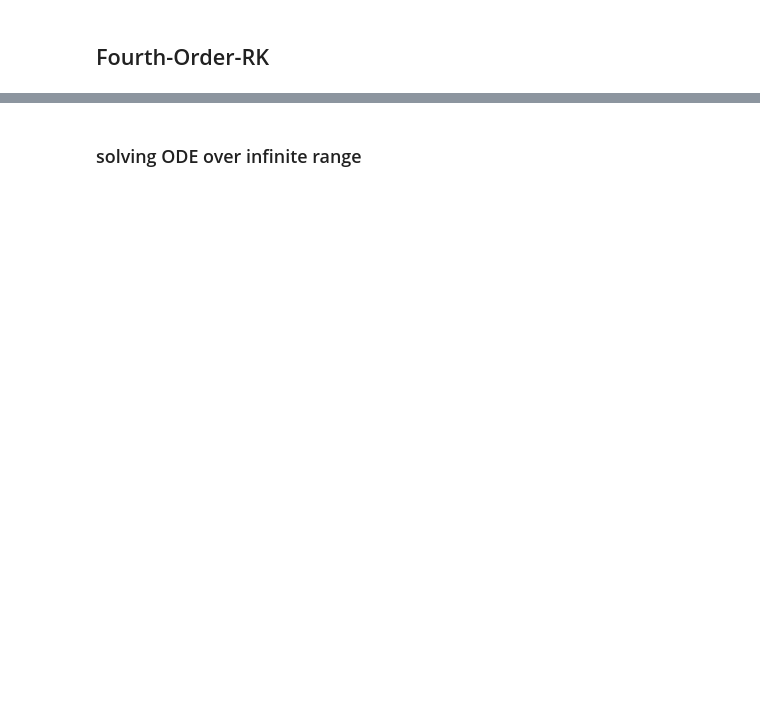
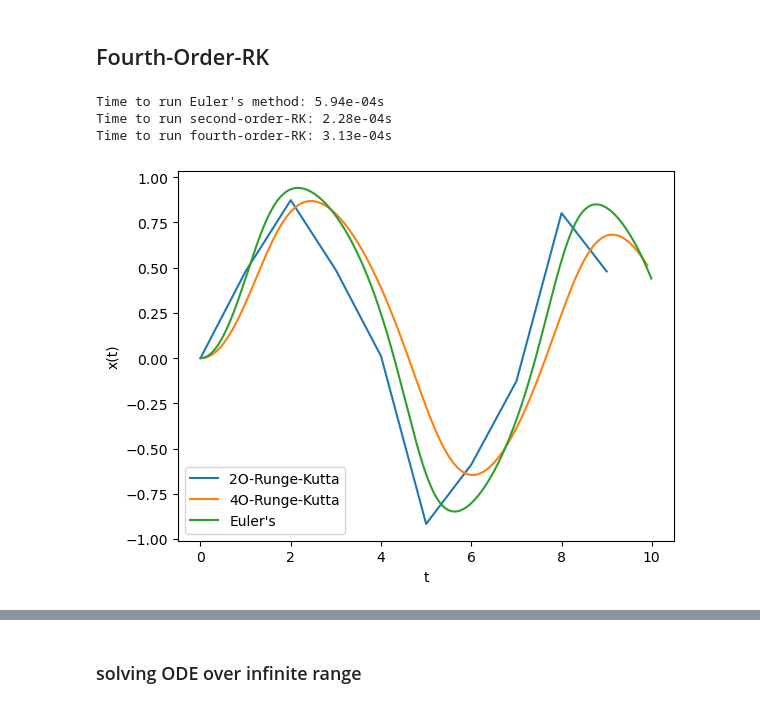
Before and after one commit to jamesobaldwin/CUNY_coursework, a Jupyter notebook: CM/code/CM_practice_code.ipynb, the cells around one changed output, grey strips where cells are left out. Drawn from its saved outputs; the diff is of its cells as text; code cells hidden in the pictures; blank space fills up the shorter version.

```diff
--- a/CM/code/CM_practice_code.ipynb
+++ b/CM/code/CM_practice_code.ipynb
@@ -869,33 +911,38 @@ plt.show()
 a2 = 0
 b2 = 10
 N2 = 100
 h2 = (b2 - a2) / N2   # size of one step
 t_vals2 = np.arange(a2, b2, h2)  # evaluation points
 
 def rk_4(f, eval_points, step, init_condit):
     x_vals = []
     x = init_condit
     for t in eval_points:
         x_vals.append(x)
-        k1 = h*f(x,t)
-        k2 = h*f(x+0.5*k1,t+0.5*h)
+        k1 = step*f(x,t)
+        k2 = step*f(x+0.5*k1,t+0.5*h)
         k3 = h*f(x+0.5*k2,t+0.5*h)
-        k4 = h*f(x+k3,t+h)
+        k4 = step*f(x+k3,t+step)
         x += (k1+2*k2+2*k3+k4)/6
     return x_vals
 
 start2 = time.time()
 fx_vals_rk4 = rk_4(f, t_vals2, h2, 0.)
 end2 = time.time()
 
 print(f'Time to run Euler\'s method: {end-start:.02e}s')
 print(f'Time to run second-order-RK: {end1-start1:.02e}s')
 print(f'Time to run fourth-order-RK: {end2-start2:.02e}s')
 
 plt.plot(t_vals1, fx_vals_rk, label='2O-Runge-Kutta')
 plt.plot(t_vals2, fx_vals_rk4, label='4O-Runge-Kutta')
 plt.plot(t_vals, f_x_vals, label='Euler\'s')
 plt.xlabel('t')
 plt.ylabel('x(t)')
 plt.legend()
 plt.show()
+# %% [output]
+Time to run Euler's method: 5.94e-04s
+Time to run second-order-RK: 2.28e-04s
+Time to run fourth-order-RK: 3.13e-04s
+[figure, added]
```
Also changed, not shown: parts of 8 cells of this notebook, 4 other files.
